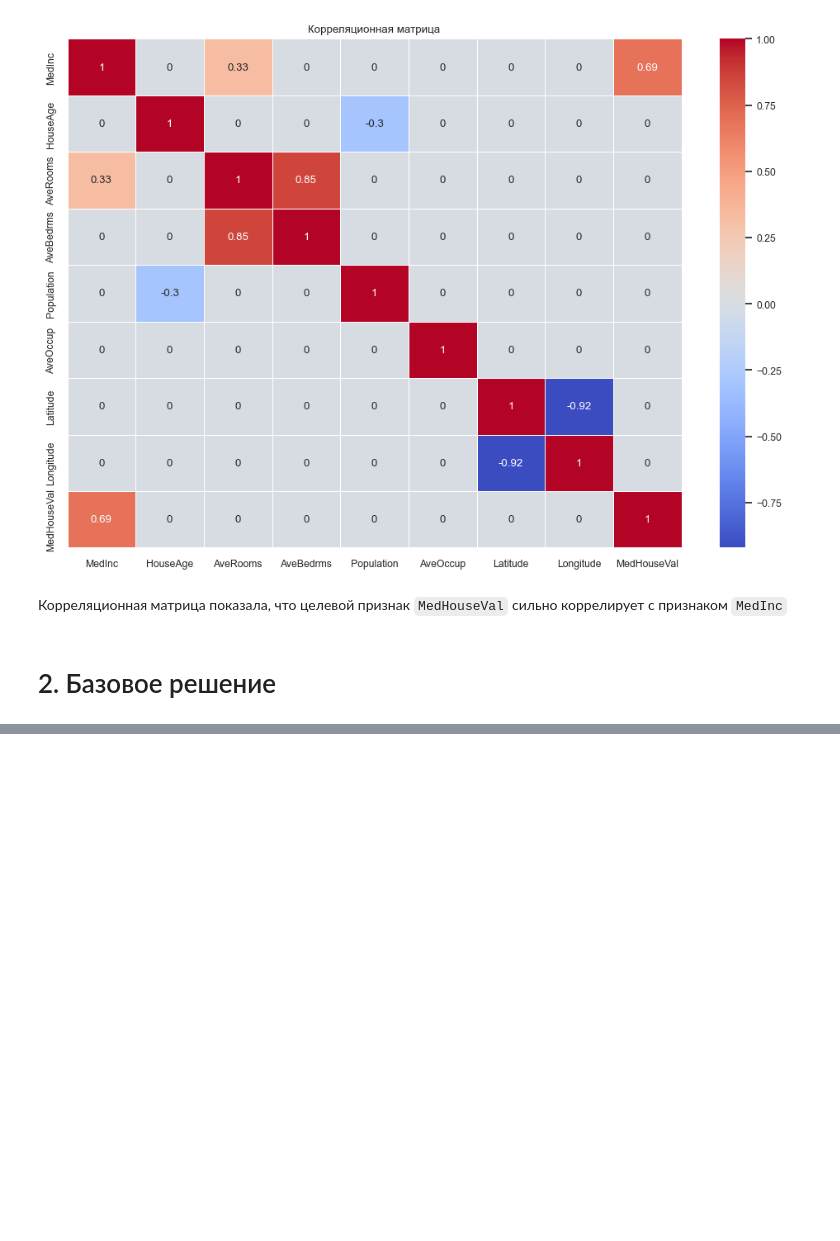
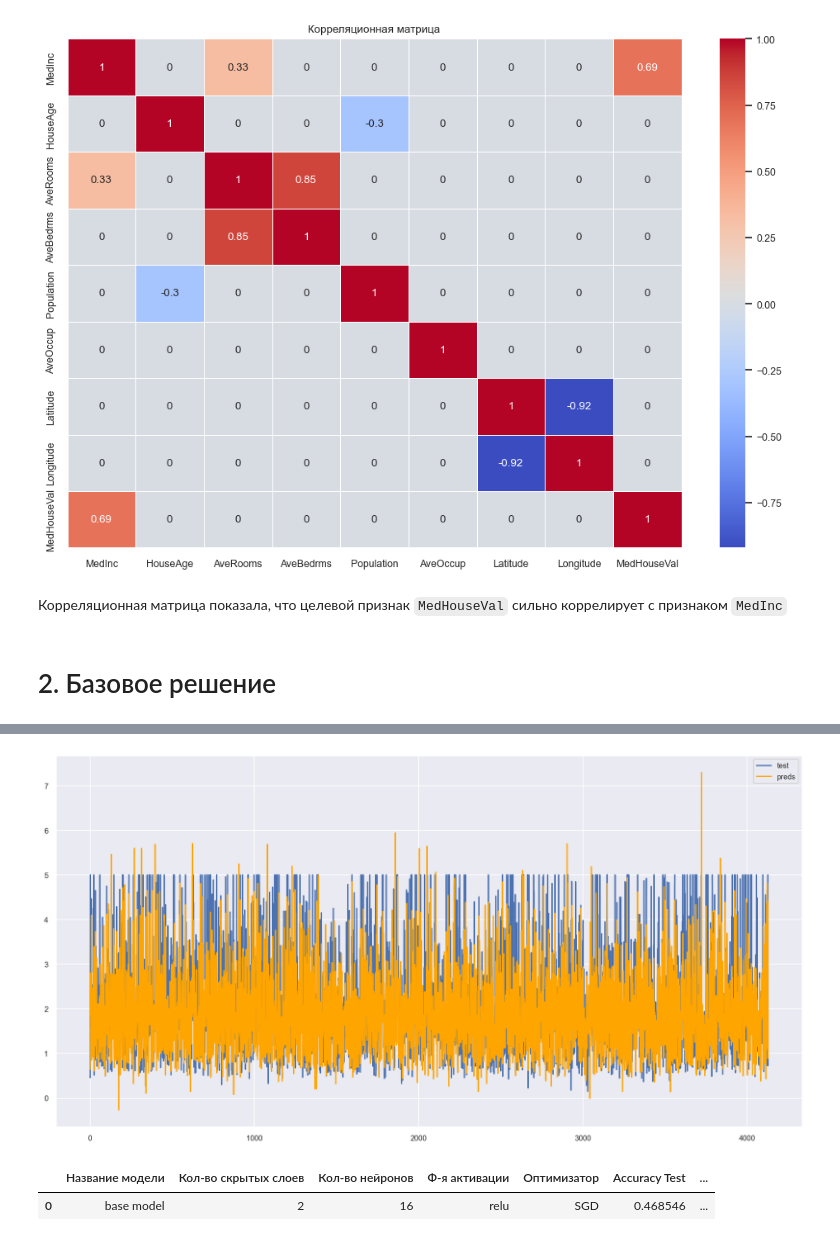
Before and after one commit to dnlygvtv/02_Python_for_Neural_Networks, a Jupyter notebook: HW/HW_3.ipynb, the cells around one changed output, grey strips where cells are left out. Cells and saved outputs as stored; diff of their text form; code cells hidden in the pictures; blank space fills up the shorter version.

```diff
--- a/HW/HW_3.ipynb
+++ b/HW/HW_3.ipynb
@@ -115,9 +127,9 @@ X_train, X_test, y_train, y_test = train_test_split(df.drop('MedHouseVal', axis=
                                                     , test_size=.2
                                                     , random_state=42)
 
-# scaler = MinMaxScaler().fit(X_train)
-# X_train = scaler.transform(X_train)
-# X_test = scaler.transform(X_test)
+scaler = MinMaxScaler().fit(X_train)
+X_train = scaler.transform(X_train)
+X_test = scaler.transform(X_test)
 # %%
 from tensorflow.keras.layers import InputLayer, Dense
 from tensorflow.keras.models import Sequential
@@ -154,7 +166,10 @@ base_model.compile(optimizer=SGD(),
                    loss=mean_squared_error,
                    metrics=['mae'])
 # %%
+%%time
+
 history = base_model.fit(X_train, y_train,
-               epochs=10,
-               validation_data=(X_test, y_test)
+               epochs=100,
+               validation_data=(X_test, y_test),
+               verbose=0
                )
@@ -187,6 +181,7 @@ print(loss, metric)
 # %%
 from sklearn.metrics import r2_score
 
-preds = base_model.predict(X_test)
-r2_score(y_test, preds)
+preds = base_model.predict(X_test, verbose=0)
+r2_test = r2_score(y_test, preds)
+r2_test
 # %% [output]
@@ -194,0 +189,29 @@ r2_score(y_test, preds)
+# %%
+# визуализируем предсказания модели
+
+plt.figure(figsize=(16, 8), dpi=150)
+
+plt.plot(range(len(y_test)), y_test, label="test", c='b')
+plt.plot(range(len(preds)), preds, label="preds", c='orange')
+
+plt.legend();
+# %% [output]
+[figure, added]
+# %%
+stata = stata.append(
+    {
+        'Название модели': 'base model',
+        'Кол-во скрытых слоев': 2,
+        'Кол-во нейронов': 16,
+        'Ф-я активации': 'relu',
+        'Оптимизатор': 'SGD',
+        'Accuracy Test': metric_test,
+        'R2 test': r2_test
+    },
+    ignore_index=True
+)
+
+stata
+# %% [output]
+|  | Название модели | Кол-во скрытых слоев | Кол-во нейронов | Ф-я активации | Оптимизатор | Accuracy Test | ... |
+| 0 | base model | 2 | 16 | relu | SGD | 0.468546 | ... |
```
Also changed, not shown: parts of 6 cells of this notebook.
